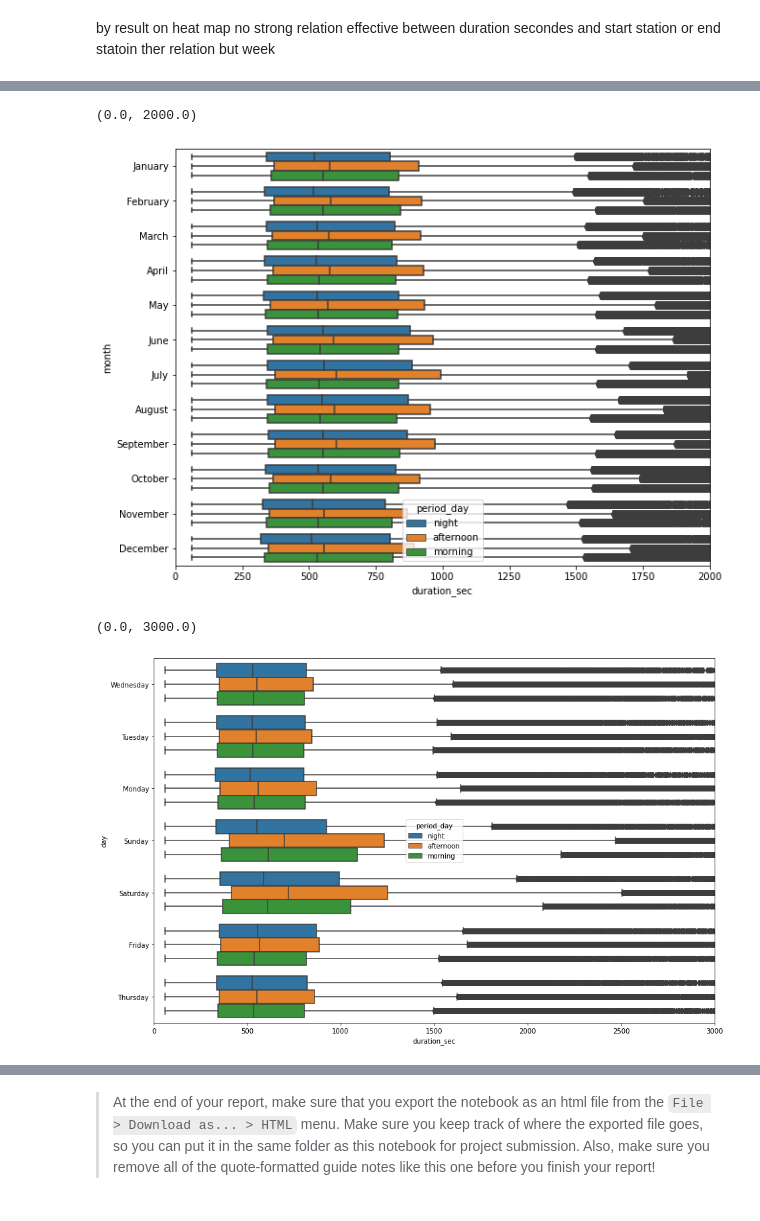
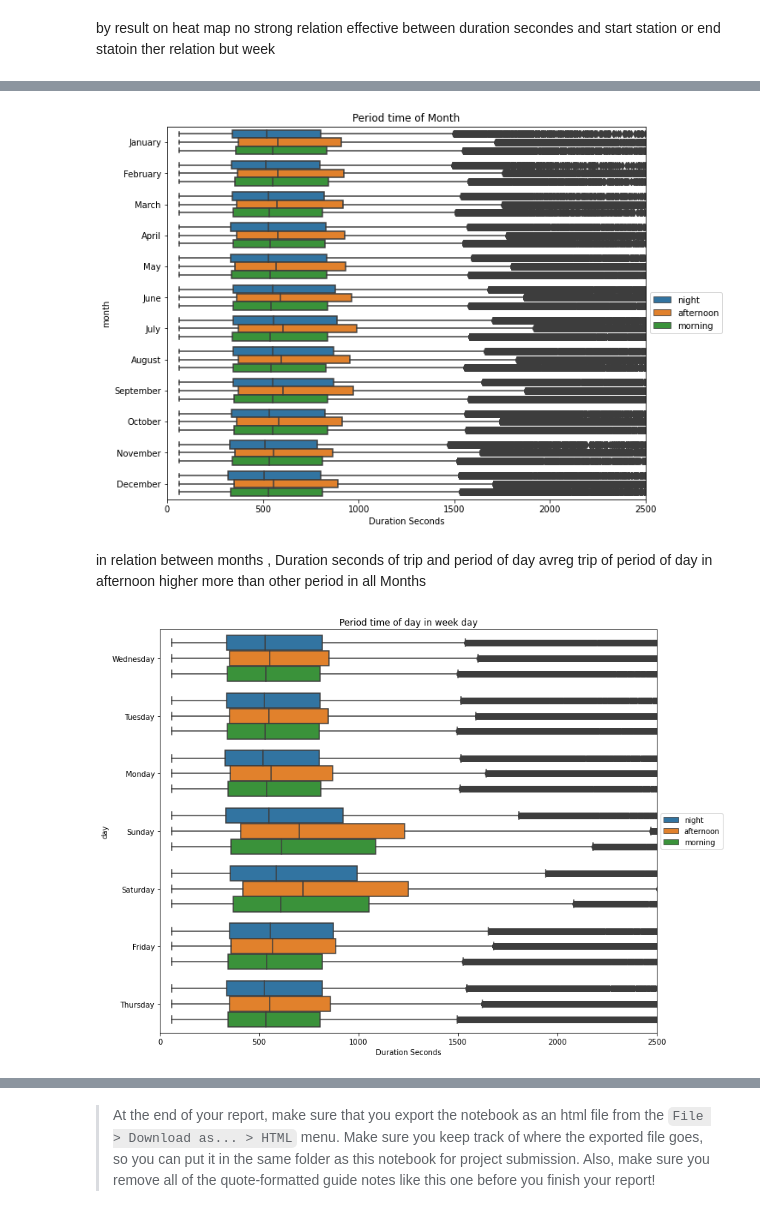
Before and after one commit to mohammg/Ford-Go-Bike, a Jupyter notebook: exploration_FordBike.ipynb, the cells around one changed output, grey strips where cells are left out. Drawn from its saved outputs; the diff is of its cells as text; code cells hidden in the pictures.

```diff
--- a/exploration_FordBike.ipynb
+++ b/exploration_FordBike.ipynb
@@ -479,14 +484,22 @@ your work in the previous sections.
 # %%
 plt.figure(figsize=(10,8))
 sb.boxplot(data = df_clean, y = 'month', x = 'duration_sec', hue = 'period_day')
-plt.xlim((0,2000))
+plt.legend(loc='center left', bbox_to_anchor=(1,0.5))
+plt.xlim((0,2500))
+plt.xlabel('Duration Seconds')
+plt.title('Period time of Month')
+plt.show()
 # %% [output]
-(0.0, 2000.0)
-[figure, old version]
+[figure, new version]
+# %% [markdown]
+in relation between months , Duration seconds of trip and period of day avreg trip of period of day in afternoon higher more than other period in all Months
 # %%
-plt.figure(figsize=(15,10))
+plt.figure(figsize=(12,10))
 sb.boxplot(data = df_clean, y = 'day', x = 'duration_sec', hue = 'period_day')
-plt.xlim((0,3000))
+plt.legend(loc='center left', bbox_to_anchor=(1,0.5))
+plt.xlim((0,2500))
+plt.xlabel('Duration Seconds')
+plt.title('Period time of day in week day')
+plt.show()
 # %% [output]
-(0.0, 3000.0)
-[figure, old version]
+[figure, new version]
```
Also changed, not shown: parts of 29 cells of this notebook, 3 other files.
